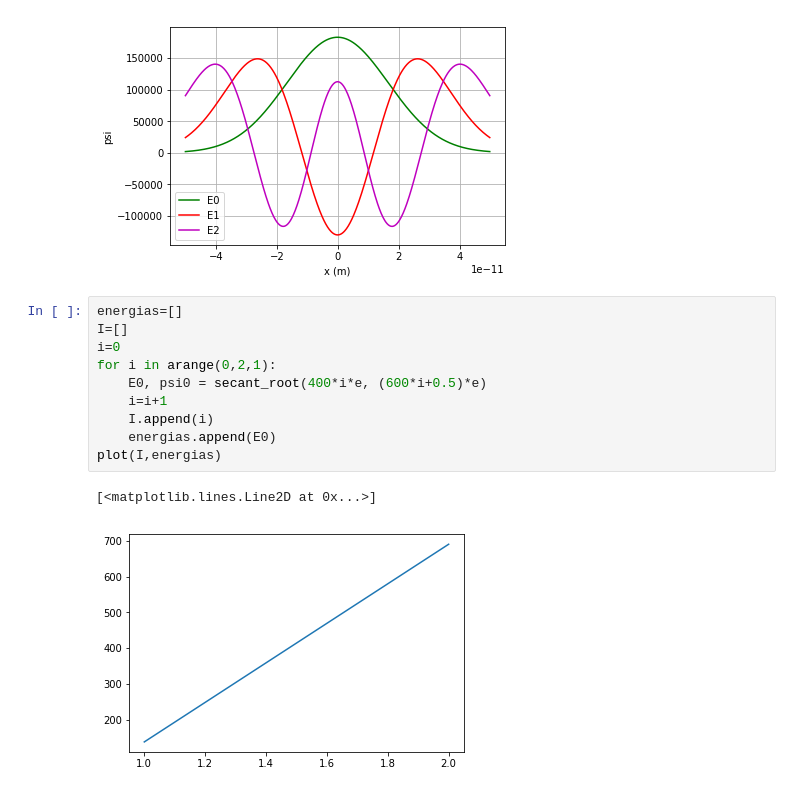
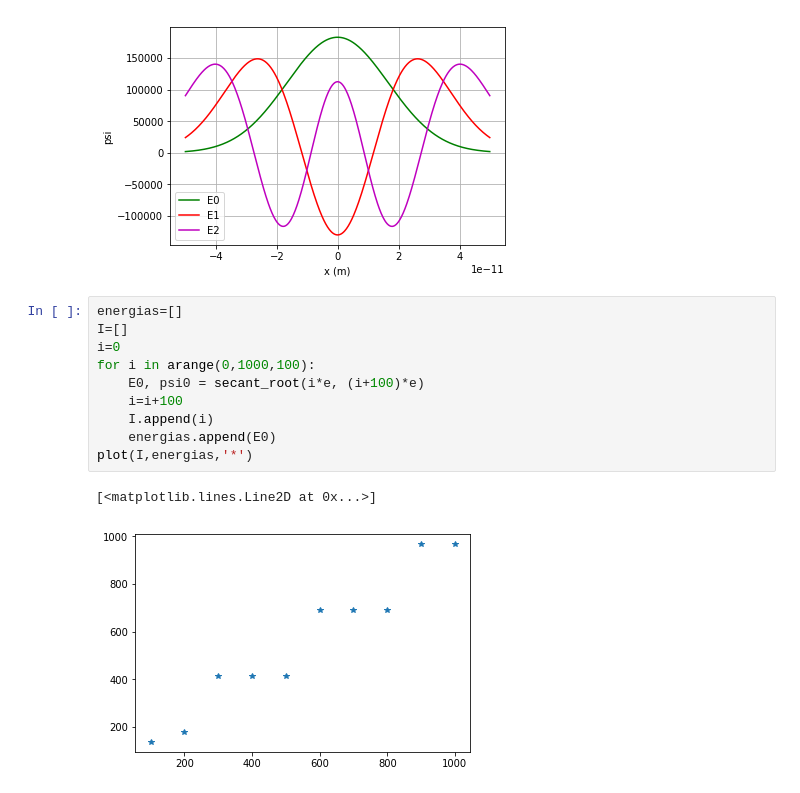
Before and after one commit to fiscompunipamplona/tll-quantum-oscill-andres050212, a Jupyter notebook: quantum_osc.ipynb, the cells around one changed output. Cells and saved outputs as stored; diff of their text form.

```diff
--- a/quantum_osc.ipynb
+++ b/quantum_osc.ipynb
@@ -215,13 +215,13 @@ E_2 =  1242.2593011558902 eV
 # %%
 energias=[]
 I=[]
 i=0
-for i in arange(0,2,1):
-    E0, psi0 = secant_root(400*i*e, (600*i+0.5)*e)
-    i=i+1
+for i in arange(0,1000,100):
+    E0, psi0 = secant_root(i*e, (i+100)*e)
+    i=i+100
     I.append(i)
     energias.append(E0)
-plot(I,energias)
+plot(I,energias,'*')
 # %% [output]
 [<matplotlib.lines.Line2D at 0x...>]
-[figure, old version]
+[figure, new version]
```
Also changed, not shown: 3 other files.
